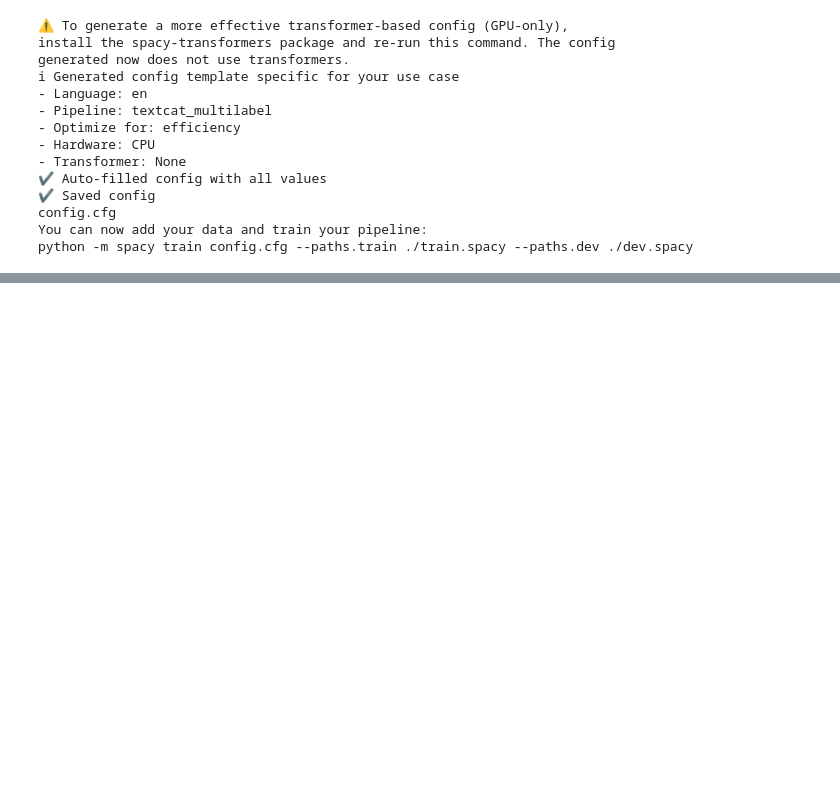
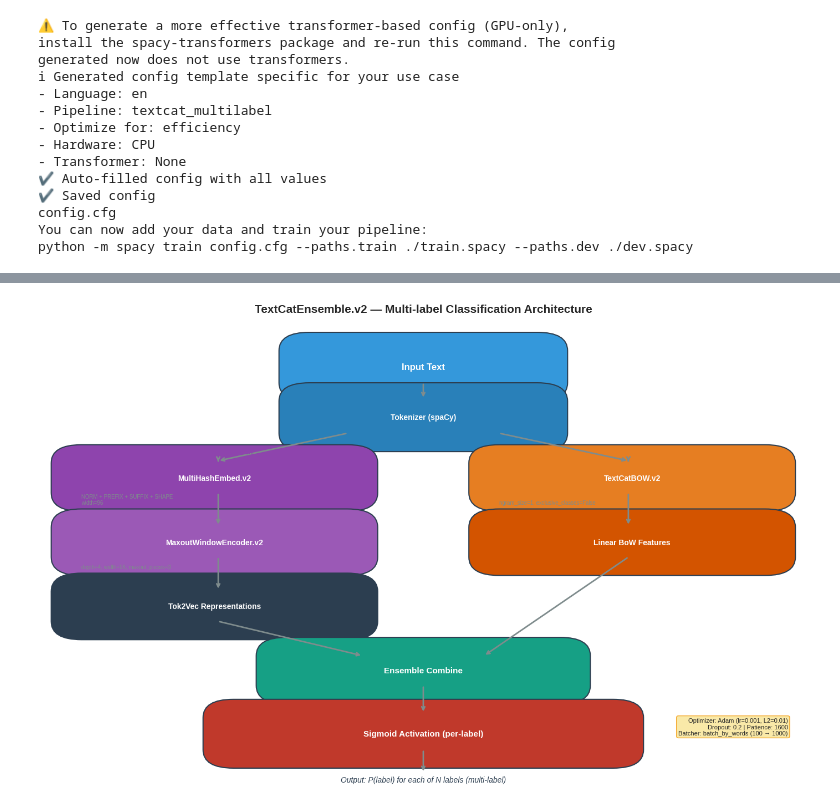
Before and after one commit to dean-daryl/capstone, a Jupyter notebook: models/Spacy Custom TextCat Posts.ipynb, the cells around one changed output, grey strips where cells are left out. Drawn from its saved outputs; the diff is of its cells as text; code cells hidden in the pictures; blank space fills up the shorter version.

Commit message:
feature: improve textCat model

```diff
--- a/models/Spacy Custom TextCat Posts.ipynb
+++ b/models/Spacy Custom TextCat Posts.ipynb
@@ -431,0 +363,85 @@ python -m spacy train config.cfg --paths.train ./train.spacy --paths.dev ./dev.s
+# %%
+import matplotlib.pyplot as plt
+import matplotlib.patches as mpatches
+
+fig, ax = plt.subplots(figsize=(14, 9))
+ax.set_xlim(0, 10)
+ax.set_ylim(0, 10)
+ax.axis('off')
+ax.set_title('TextCatEnsemble.v2 — Multi-label Classification Architecture',
+             fontsize=15, fontweight='bold', pad=20)
+
+box_kw = dict(boxstyle='round,pad=0.4', linewidth=1.5)
+
+def draw_box(ax, x, y, w, h, text, color, fontsize=10):
+    rect = mpatches.FancyBboxPatch((x, y), w, h, **box_kw,
+                                    facecolor=color, edgecolor='#2c3e50')
+    ax.add_patch(rect)
+    ax.text(x + w/2, y + h/2, text, ha='center', va='center',
+            fontsize=fontsize, fontweight='bold', color='white' if color not in ['#ecf0f1','#f9e79f'] else '#2c3e50')
+
+def arrow(ax, x1, y1, x2, y2):
+    ax.annotate('', xy=(x2, y2), xytext=(x1, y1),
+                arrowprops=dict(arrowstyle='->', color='#7f8c8d', lw=2))
+
+# Input
+draw_box(ax, 3.5, 8.8, 3, 0.7, 'Input Text', '#3498db', 12)
+
+# Tokenizer
+draw_box(ax, 3.5, 7.7, 3, 0.7, 'Tokenizer (spaCy)', '#2980b9')
+arrow(ax, 5, 8.8, 5, 8.45)
+
+# Split into two branches
+arrow(ax, 4, 7.7, 2.3, 7.1)
+arrow(ax, 6, 7.7, 7.7, 7.1)
+
+# === LEFT BRANCH: Tok2Vec ===
+draw_box(ax, 0.5, 6.4, 3.5, 0.65, 'MultiHashEmbed.v2', '#8e44ad')
+ax.text(0.5, 6.15, 'NORM + PREFIX + SUFFIX + SHAPE\nwidth=96', fontsize=7, color='#7f8c8d')
+arrow(ax, 2.3, 7.1, 2.3, 7.08)
+
+draw_box(ax, 0.5, 5.0, 3.5, 0.65, 'MaxoutWindowEncoder.v2', '#9b59b6')
+ax.text(0.5, 4.75, 'depth=4, width=96, maxout_pieces=3', fontsize=7, color='#7f8c8d')
+arrow(ax, 2.3, 6.4, 2.3, 5.68)
+
+draw_box(ax, 0.5, 3.6, 3.5, 0.65, 'Tok2Vec Representations', '#2c3e50')
+arrow(ax, 2.3, 5.0, 2.3, 4.28)
+
+# === RIGHT BRANCH: Linear BOW ===
+draw_box(ax, 6.0, 6.4, 3.5, 0.65, 'TextCatBOW.v2', '#e67e22')
+ax.text(6.0, 6.15, 'ngram_size=1, exclusive_classes=False', fontsize=7, color='#7f8c8d')
+arrow(ax, 7.7, 7.1, 7.7, 7.08)
+
+draw_box(ax, 6.0, 5.0, 3.5, 0.65, 'Linear BoW Features', '#d35400')
+arrow(ax, 7.7, 6.4, 7.7, 5.68)
+
+# === Ensemble merge ===
+arrow(ax, 2.3, 3.6, 4.2, 2.85)
+arrow(ax, 7.7, 5.0, 5.8, 2.85)
+draw_box(ax, 3.2, 2.2, 3.6, 0.65, 'Ensemble Combine', '#16a085', 11)
+
+# === Output ===
+arrow(ax, 5, 2.2, 5, 1.6)
+draw_box(ax, 2.5, 0.8, 5, 0.7, 'Sigmoid Activation (per-label)', '#c0392b', 11)
+
+arrow(ax, 5, 0.8, 5, 0.3)
+ax.text(5, 0.1, 'Output: P(label) for each of N labels (multi-label)',
+        ha='center', fontsize=10, fontstyle='italic', color='#2c3e50')
+
+# Branch labels
+ax.text(2.3, 7.25, 'Deep Learning Branch', ha='center', fontsize=9, fontstyle='italic', color='#8e44ad')
+ax.text(7.7, 7.25, 'Linear Branch', ha='center', fontsize=9, fontstyle='italic', color='#e67e22')
+
+# Optimizer info box
+opt_text = ('Optimizer: Adam (lr=0.001, L2=0.01)\n'
+            'Dropout: 0.2 | Patience: 1600\n'
+            'Batcher: batch_by_words (100 → 1000)')
+ax.text(9.8, 1.5, opt_text, fontsize=8, ha='right', va='top',
+        bbox=dict(boxstyle='round', facecolor='#f9e79f', edgecolor='#f39c12', alpha=0.9))
+
+plt.tight_layout()
+plt.savefig('model_architecture.png', dpi=150, bbox_inches='tight')
+plt.show()
+print('Saved model_architecture.png')
+# %% [output]
+[figure, added]
```
Also changed, not shown: parts of 29 cells of this notebook.
